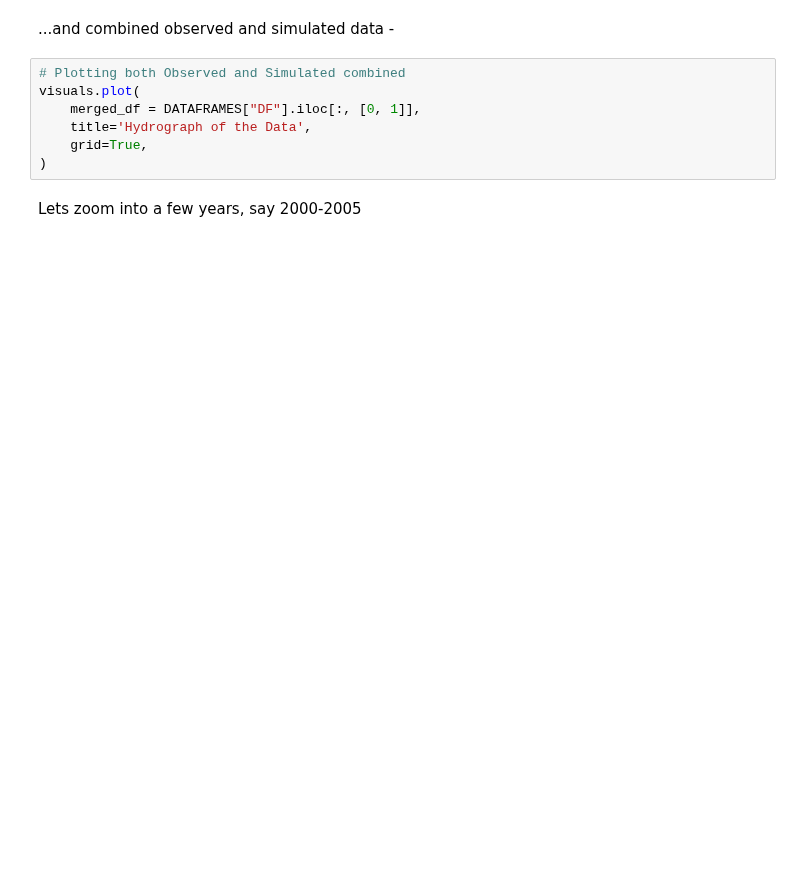
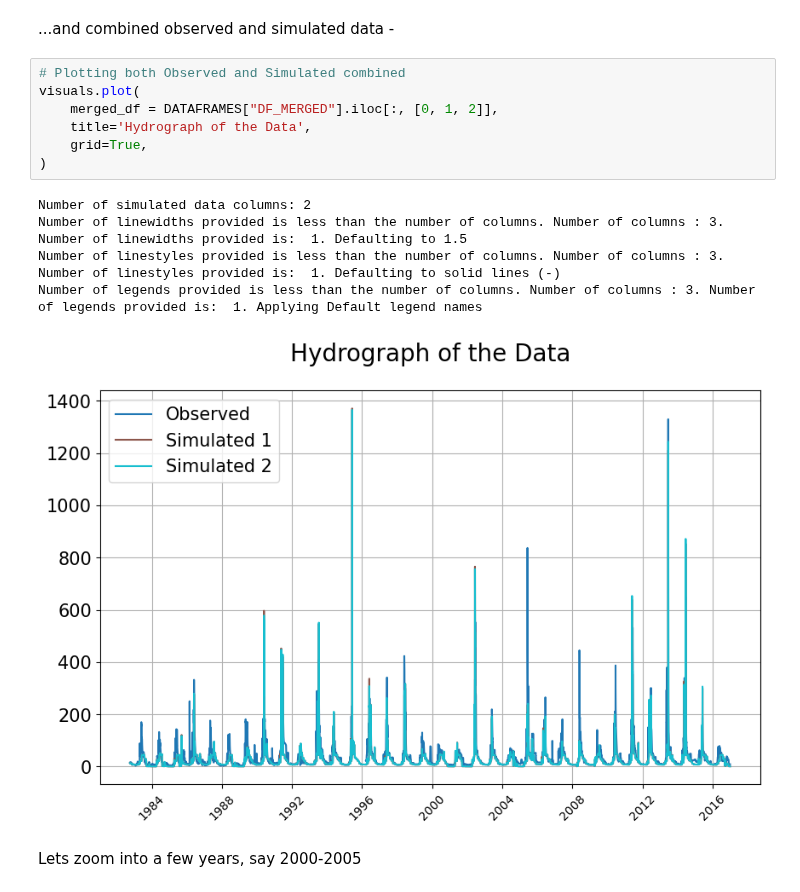
Before and after one commit to UchechukwuUdenze/NHS_PostProcessing, a Jupyter notebook: docs/source/notebooks/tutorial-visualizations.ipynb, the cells around one changed output. Cells and saved outputs as stored; diff of their text form; blank space fills up the shorter version.

```diff
--- a/docs/source/notebooks/tutorial-visualizations.ipynb
+++ b/docs/source/notebooks/tutorial-visualizations.ipynb
@@ -89,10 +109,16 @@ TypeError: 'NoneType' object is not subscriptable
 # %%
 # Plotting both Observed and Simulated combined
 visuals.plot(
-    merged_df = DATAFRAMES["DF"].iloc[:, [0, 1]],
+    merged_df = DATAFRAMES["DF_MERGED"].iloc[:, [0, 1, 2]],
     title='Hydrograph of the Data',
     grid=True,
 )
+# %% [output]
+Number of simulated data columns: 2
+Number of linewidths provided is less than the number of columns. Number of columns : 3. Number of linewidths provided is:  1. Defaulting to 1.5
+Number of linestyles provided is less than the number of columns. Number of columns : 3. Number of linestyles provided is:  1. Defaulting to solid lines (-)
+Number of legends provided is less than the number of columns. Number of columns : 3. Number of legends provided is:  1. Applying Default legend names
+[figure, added]
 # %% [markdown]
 Lets zoom into a few years, say 2000-2005
 # %%
```
Also changed, not shown: parts of 11 cells of this notebook, 2 other files.
